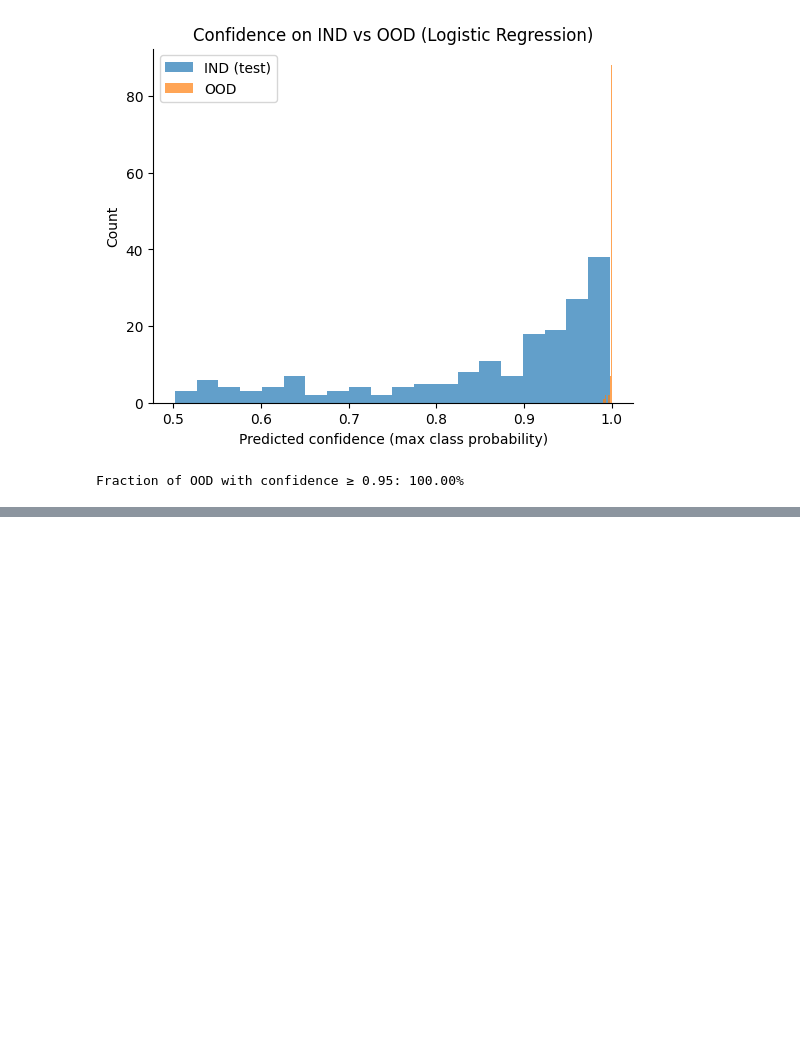
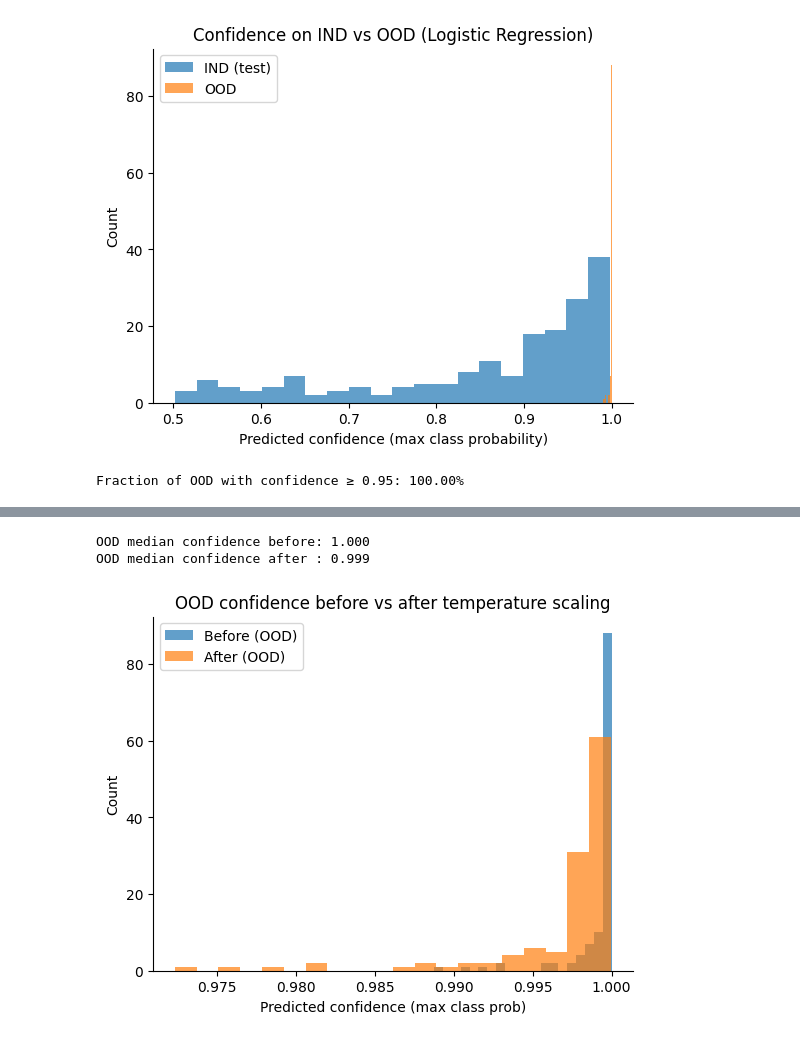
Before and after one commit to 0genblik/outlier-det, a Jupyter notebook: detection.ipynb, the cells around one changed output, grey strips where cells are left out. Drawn from its saved outputs; the diff is of its cells as text; code cells hidden in the pictures; blank space fills up the shorter version.

```diff
--- a/detection.ipynb
+++ b/detection.ipynb
@@ -239,0 +398,26 @@ Fraction of OOD with confidence ≥ 0.95: 100.00%
+# %%
+# --- Check OOD confidence before vs after temperature scaling ---
+
+z_ood = clf.decision_function(X_ood)
+p_ood_before = sigmoid(z_ood)
+p_ood_after  = sigmoid(z_ood / best_T)
+
+conf_ood_before = np.maximum(p_ood_before, 1 - p_ood_before)
+conf_ood_after  = np.maximum(p_ood_after,  1 - p_ood_after)
+
+print(f"OOD median confidence before: {np.median(conf_ood_before):.3f}")
+print(f"OOD median confidence after : {np.median(conf_ood_after):.3f}")
+
+import matplotlib.pyplot as plt
+plt.figure(figsize=(6.2, 4.6))
+plt.hist(conf_ood_before, bins=20, alpha=0.7, label="Before (OOD)")
+plt.hist(conf_ood_after,  bins=20, alpha=0.7, label="After (OOD)")
+plt.xlabel("Predicted confidence (max class prob)")
+plt.ylabel("Count")
+plt.title("OOD confidence before vs after temperature scaling")
+plt.legend()
+plt.show()
+# %% [output]
+OOD median confidence before: 1.000
+OOD median confidence after : 0.999
+[figure, added]
```
Also changed, not shown: parts of 5 cells of this notebook.
